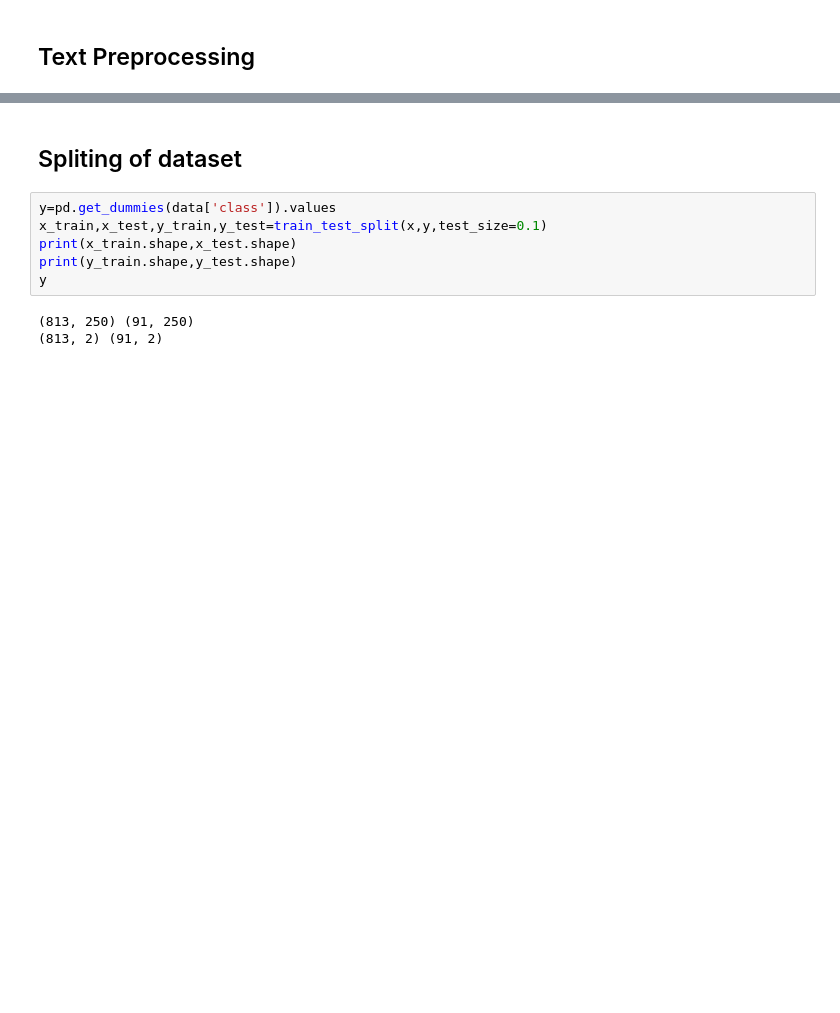
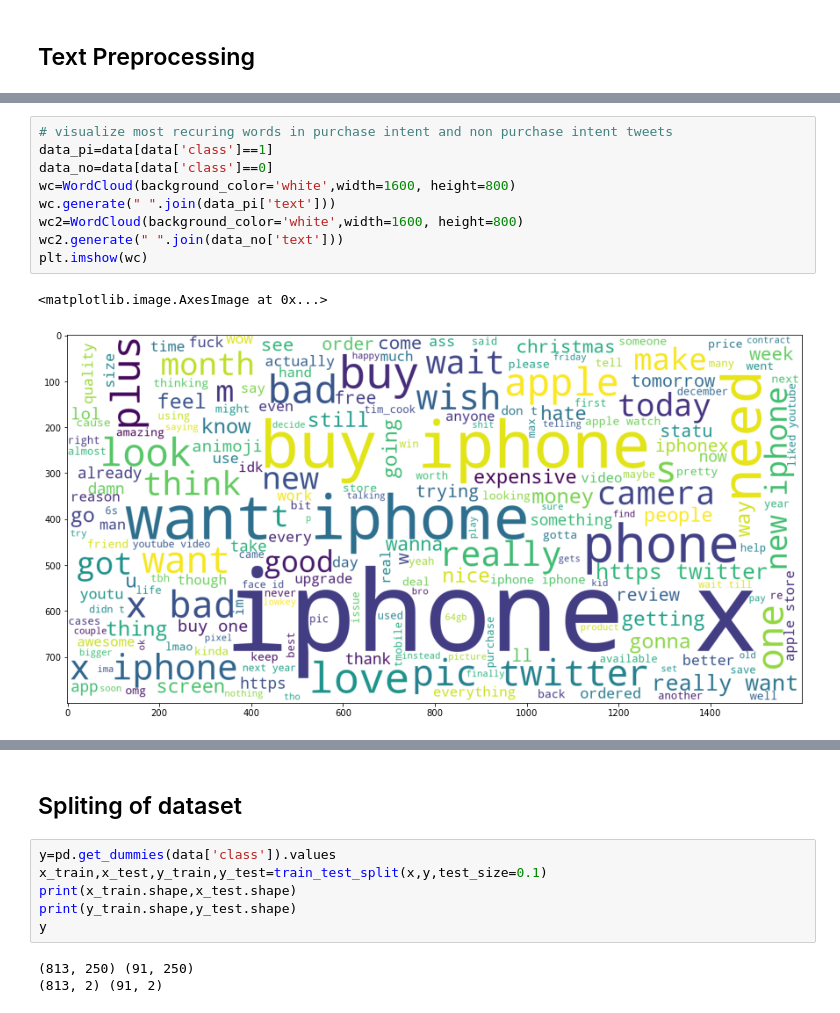
Before and after one commit to aayushpandey1703/FYP-project, a Jupyter notebook: FYP/models/LSTM (1).ipynb, the cells around one changed output, grey strips where cells are left out. Cells and saved outputs as stored; diff of their text form; blank space fills up the shorter version.

```diff
--- a/FYP/models/LSTM (1).ipynb
+++ b/FYP/models/LSTM (1).ipynb
@@ -147,0 +257,12 @@ print(x)
+# %%
+# visualize most recuring words in purchase intent and non purchase intent tweets
+data_pi=data[data['class']==1]
+data_no=data[data['class']==0]
+wc=WordCloud(background_color='white',width=1600, height=800)
+wc.generate(" ".join(data_pi['text']))
+wc2=WordCloud(background_color='white',width=1600, height=800)
+wc2.generate(" ".join(data_no['text']))
+plt.imshow(wc)
+# %% [output]
+<matplotlib.image.AxesImage at 0x...>
+[figure, added]
```
Also changed, not shown: parts of 22 cells of this notebook, 1 other file.
